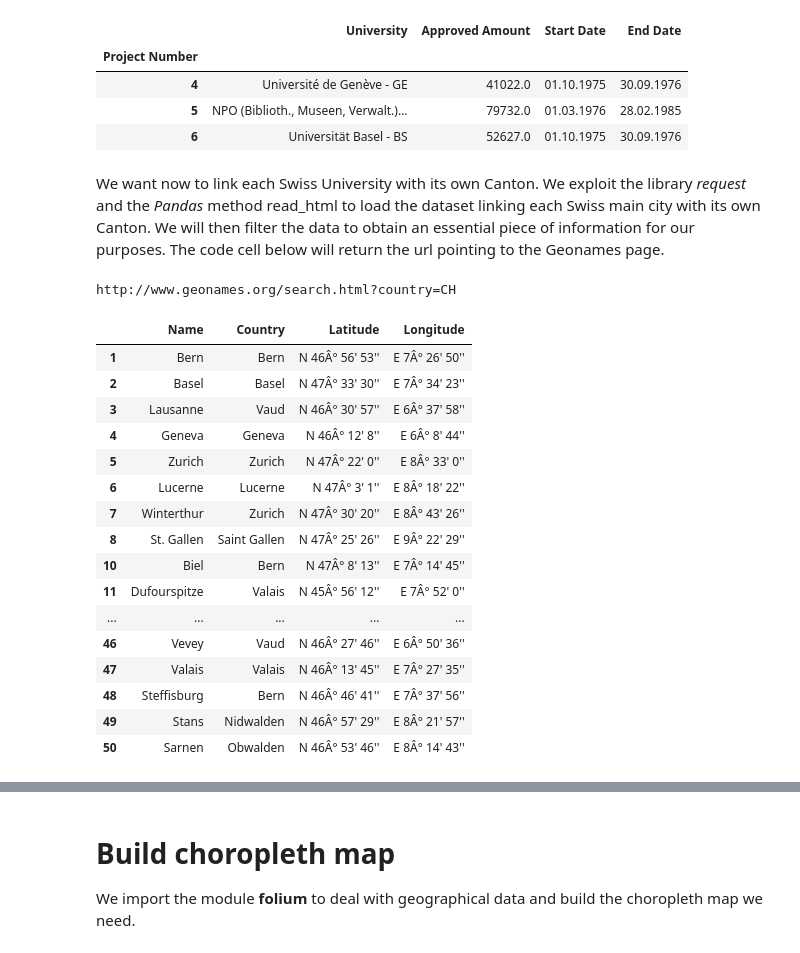
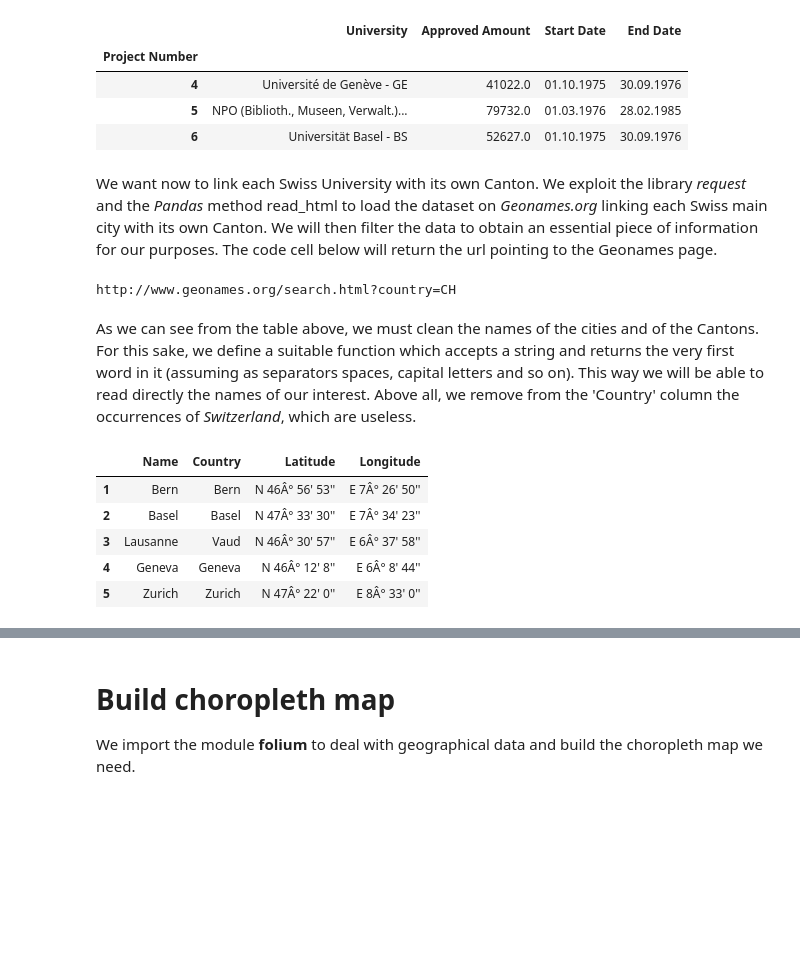
Before and after one commit to Bondzio/ADA_hw2016, a Jupyter notebook: 03 - Interactive Viz/InteractiveVisualization.ipynb, the cells around one changed output, grey strips where cells are left out. Saved outputs shown, nothing was run; the diff lists cells and outputs as text; code cells hidden in the pictures; blank space fills up the shorter version.

Commit message:
obtained geographical coordinates

```diff
--- a/03 - Interactive Viz/InteractiveVisualization.ipynb
+++ b/03 - Interactive Viz/InteractiveVisualization.ipynb
@@ -211,7 +211,7 @@ data.head(3)
 | 5 | NPO (Biblioth., Museen, Verwalt.)... | 79732.0 | 01.03.1976 | 28.02.1985 |
 | 6 | Universität Basel - BS | 52627.0 | 01.10.1975 | 30.09.1976 |
 # %% [markdown]
-We want now to link each Swiss University with its own Canton. We exploit the library *request* and the *Pandas* method read_html to load the dataset linking each Swiss main city with its own Canton. We will then filter the data to obtain an essential piece of information for our purposes. The code cell below will return the url pointing to the Geonames page.
+We want now to link each Swiss University with its own Canton. We exploit the library *request* and the *Pandas* method read_html to load the dataset on *Geonames.org* linking each Swiss main city with its own Canton. We will then filter the data to obtain an essential piece of information for our purposes. The code cell below will return the url pointing to the Geonames page.
 # %%
 import requests
 req_url = 'http://www.geonames.org/search.html?'
@@ -220,6 +220,8 @@ r = requests.get(req_url,params=search)
 print(r.url)
 # %% [output]
 http://www.geonames.org/search.html?country=CH
+# %% [markdown]
+As we can see from the table above, we must clean the names of the cities and of the Cantons. For this sake, we define a suitable function which accepts a string and returns the very first word in it (assuming as separators spaces, capital letters and so on). This way we will be able to read directly the names of our interest. Above all, we remove from the 'Country' column the occurrences of *Switzerland*, which are useless.
 # %%
 def clearString(s):
     k = 0;
@@ -247,45 +249,49 @@ for l in names:
     nouns.append(l)
 cities.columns=nouns
 cities = cities.drop('Feature class',axis=1) # drop out population data
 cities = cities.drop('nothing',axis=1)
 cities = cities.drop(0,axis=0)
 cities = cities.drop(len(cities),axis=0) # drop out the last NaN row
 
 # clean strings
 for k in range(50):
     cities['Name'].iloc[k] = clearString(cities['Name'].iloc[k])
     cities['Country'].iloc[k] = clearString(clearSwitz(cities['Country'].iloc[k]))
 
+# remove whitespaces
+def clearWhites(string):
+    length = len(string)
+    if string[length-1]==' ':
+        return string[:length-1]
+    else:
+        return string
+
+for k in cities.index:
+    cities.Name[k]=clearWhites(cities.Name[k])
+
 #cleaning
 
 cities = cities.drop(9,axis=0)
 cities = cities.drop(31,axis=0)
 cities = cities.drop(33,axis=0)
 cities = cities.drop(43,axis=0)
+cities = cities.drop(41,axis=0)
+
 cities.loc[8]['Name']='St. Gallen'
 cities.loc[8]['Country']='Saint Gallen'
-cities.loc[13]['Name']='Neuchatel'
-cities.loc[13]['Name']='Neuchatel'
-cities.loc[13]['Country']='Neuchatel'
+cities.loc[10]['Name']='Biel/Bienne'
+cities.loc[13]['Name']='Neuchâtel'
+cities.loc[13]['Name']='Neuchâtel'
+cities.loc[13]['Country']='Neuchâtel'
 cities.loc[28]['Name']='Delémont'
-cities.loc[39]['Country']='Neuchatel'
+cities.loc[39]['Country']='Neuchâtel'
 cities.loc[39]['Name']='La Chaux-de-Fonds'
 cities.loc[40]['Name']='Köniz'
+cities.head(5)
 # %% [output]
 |  | Name | Country | Latitude | Longitude |
 | 1 | Bern | Bern | N 46Â° 56' 53'' | E 7Â° 26' 50'' |
 | 2 | Basel | Basel | N 47Â° 33' 30'' | E 7Â° 34' 23'' |
 | 3 | Lausanne | Vaud | N 46Â° 30' 57'' | E 6Â° 37' 58'' |
 | 4 | Geneva | Geneva | N 46Â° 12' 8'' | E 6Â° 8' 44'' |
 | 5 | Zurich | Zurich | N 47Â° 22' 0'' | E 8Â° 33' 0'' |
-| 6 | Lucerne | Lucerne | N 47Â° 3' 1'' | E 8Â° 18' 22'' |
-| 7 | Winterthur | Zurich | N 47Â° 30' 20'' | E 8Â° 43' 26'' |
-| 8 | St. Gallen | Saint Gallen | N 47Â° 25' 26'' | E 9Â° 22' 29'' |
-| 10 | Biel | Bern | N 47Â° 8' 13'' | E 7Â° 14' 45'' |
-| 11 | Dufourspitze | Valais | N 45Â° 56' 12'' | E 7Â° 52' 0'' |
-| ... | ... | ... | ... | ... |
-| 46 | Vevey | Vaud | N 46Â° 27' 46'' | E 6Â° 50' 36'' |
-| 47 | Valais | Valais | N 46Â° 13' 45'' | E 7Â° 27' 35'' |
-| 48 | Steffisburg | Bern | N 46Â° 46' 41'' | E 7Â° 37' 56'' |
-| 49 | Stans | Nidwalden | N 46Â° 57' 29'' | E 8Â° 21' 57'' |
-| 50 | Sarnen | Obwalden | N 46Â° 53' 46'' | E 8Â° 14' 43'' |
```
Also changed, not shown: parts of 6 cells of this notebook.
